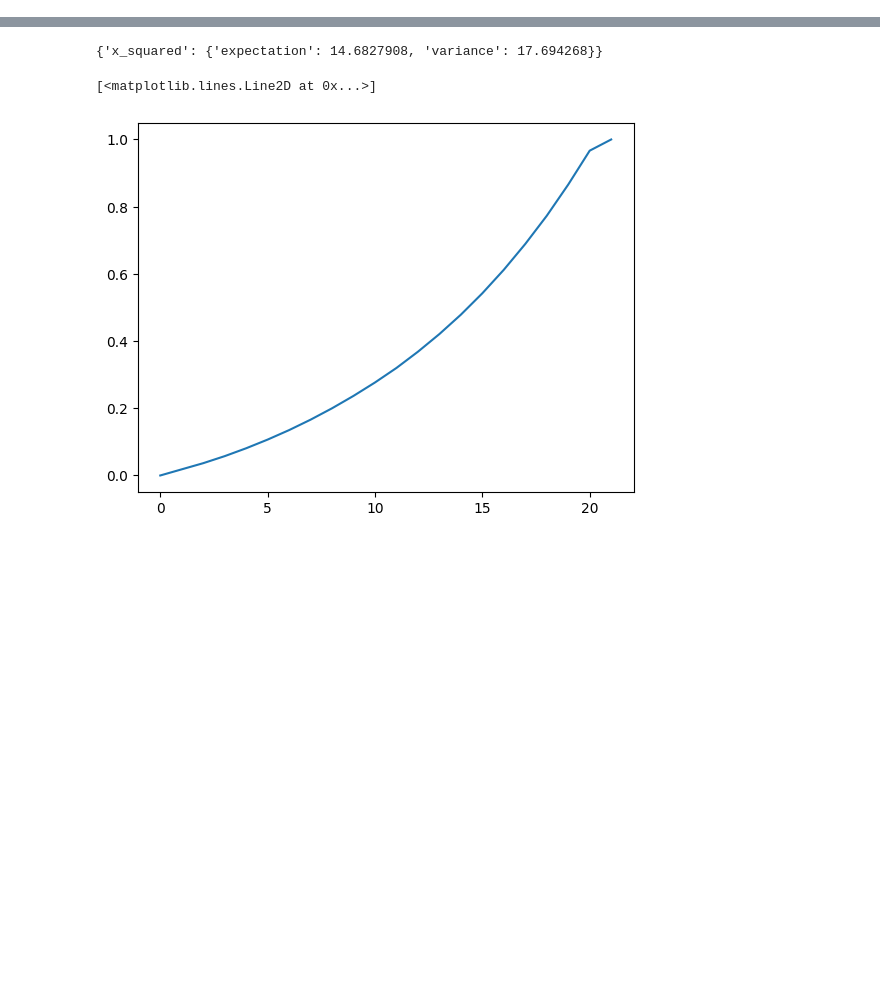
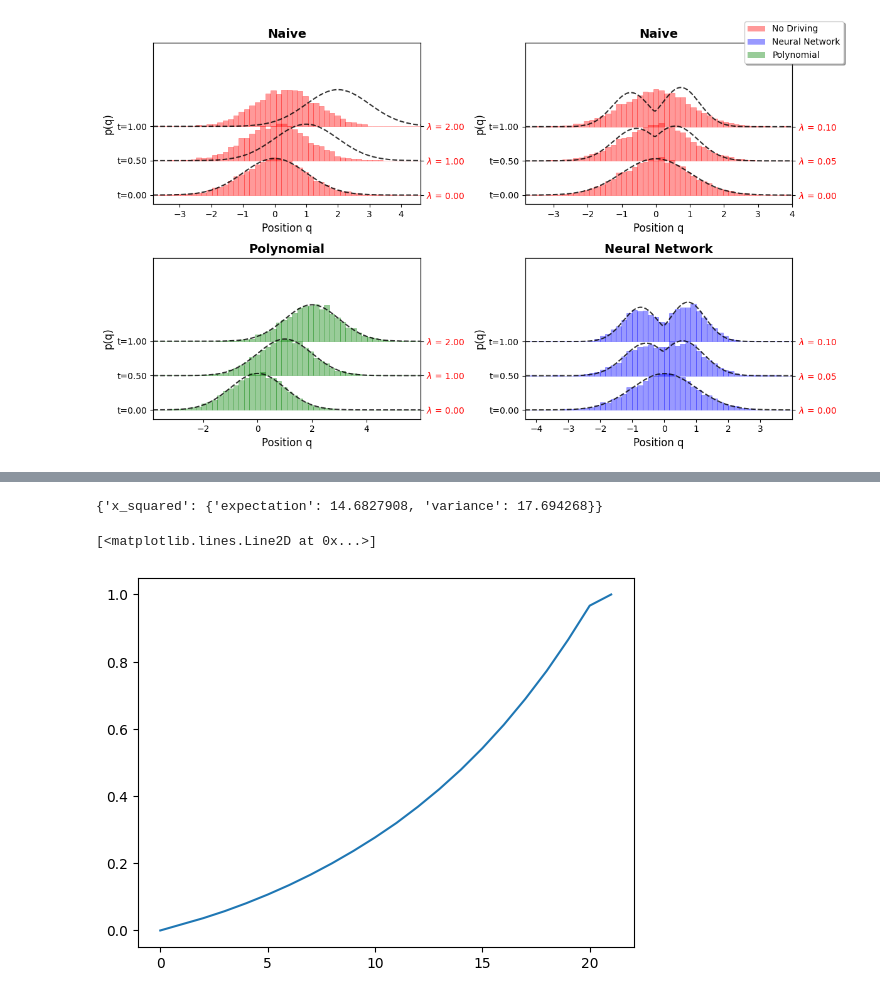
Before and after one commit to reubenharry/counterdiabatic-hmc, a Jupyter notebook: data/explore.ipynb, the cells around one changed output, grey strips where cells are left out. Saved outputs shown, nothing was run; the diff lists cells and outputs as text; code cells hidden in the pictures; blank space fills up the shorter version.

```diff
--- a/data/explore.ipynb
+++ b/data/explore.ipynb
@@ -151,0 +312,82 @@ empirical expectation 1.0044272
+# %%
+# Create figure with two subplots side by side
+fig, ((ax1, ax3), (ax4,  ax6)) = plt.subplots(2, 2, figsize=(12, 7))
+
+# Plot neural_network
+ansatz = 'neural_network'
+system_name = 'mixture'
+snapshots_nn = pickle.load(open(f'{ansatz}/{system_name}/leapfrog/{weighting}.pkl', 'rb'))['snapshots']
+snapshots_nn = {
+    'qs' : snapshots_nn['qs'][::5],
+    'times' : np.array(snapshots_nn['times'][::5]),
+    'lam' : snapshots_nn['lam'][::5],
+}
+fig_nn = create_ridge_plot(
+    snapshots=snapshots_nn,
+    make_V=SYSTEMS[system_name]['make_V'],
+    ax=ax6,
+    title='Neural Network',
+    color='blue'
+)
+
+# Plot naive
+ansatz = 'naive'
+snapshots_naive = pickle.load(open(f'{ansatz}/{system_name}/leapfrog/{weighting}.pkl', 'rb'))['snapshots']
+snapshots_naive = {
+    'qs' : snapshots_naive['qs'][::5],
+    'times' : np.array(snapshots_naive['times'][::5]),
+    'lam' : snapshots_naive['lam'][::5],
+}
+fig_naive = create_ridge_plot(
+    snapshots=snapshots_naive,
+    make_V=SYSTEMS[system_name]['make_V'],
+    ax=ax3,
+    title='Naive',
+    color='red'
+)
+
+ansatz = 'naive'
+system_name = 'gaussian_moving_mean'
+snapshots_naive = pickle.load(open(f'{ansatz}/{system_name}/leapfrog/{weighting}.pkl', 'rb'))['snapshots']
+snapshots_naive = {
+    'qs' : snapshots_naive['qs'][::5],
+    'times' : np.array(snapshots_naive['times'][::5]),
+    'lam' : snapshots_naive['lam'][::5],
+}
+fig_naive = create_ridge_plot(
+    snapshots=snapshots_naive,
+    make_V=SYSTEMS[system_name]['make_V'],
+    ax=ax1,
+    title='Naive',
+    color='red'
+)
+
+ansatz = 'polynomial'
+system_name = 'gaussian_moving_mean'
+snapshots_polynomial = pickle.load(open(f'{ansatz}/{system_name}/leapfrog/{weighting}.pkl', 'rb'))['snapshots']
+snapshots_polynomial = {
+    'qs' : snapshots_polynomial['qs'][::5],
+    'times' : np.array(snapshots_polynomial['times'][::5]),
+    'lam' : snapshots_polynomial['lam'][::5],
+}
+create_ridge_plot(
+    snapshots=snapshots_polynomial,
+    make_V=SYSTEMS[system_name]['make_V'],
+    ax=ax4,
+    title='Polynomial',
+    color='green'
+)
+
+# add legend to the whole figure mapping colors to ansatz types
+from matplotlib.patches import Patch
+legend_elements = [
+    Patch(facecolor='red', alpha=0.4, label='No Driving'),
+    Patch(facecolor='blue', alpha=0.4, label='Neural Network'),
+    Patch(facecolor='green', alpha=0.4, label='Polynomial')
+]
+fig.legend(handles=legend_elements, loc='upper right', frameon=True, fancybox=True, shadow=True)
+
+
+plt.tight_layout()
+plt.show()
+# %% [output]
@@ -151,0 +398 @@ empirical expectation 1.0044272
+[figure, added]
```
Also changed, not shown: parts of 5 cells of this notebook, 33 other files.
